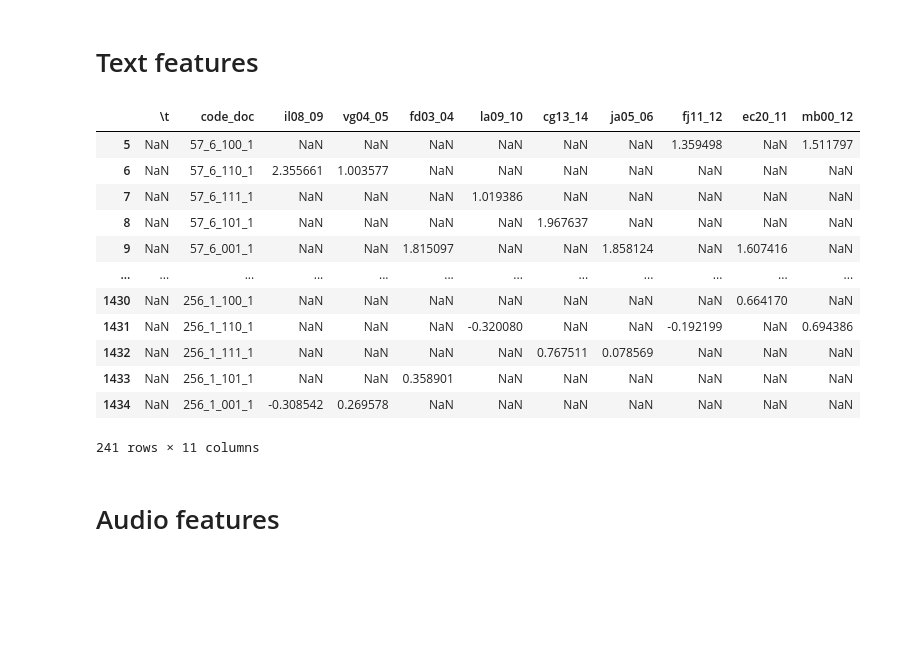
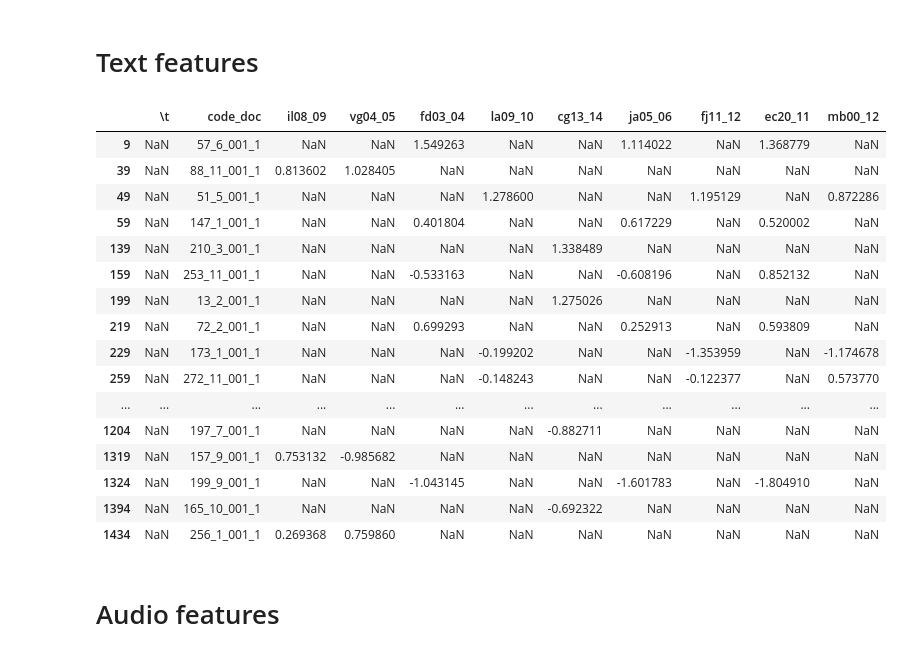
Before and after one commit to vincentnam/Project-Archean, a Jupyter notebook: ChallengeM2SID_2019.ipynb, the cells around one changed output. Cells and saved outputs as stored; diff of their text form; code cells hidden in the pictures; blank space fills up the shorter version.

Commit message:
fix dataset text

```diff
--- a/ChallengeM2SID_2019.ipynb
+++ b/ChallengeM2SID_2019.ipynb
@@ -294,24 +294,28 @@ for annot in norm_dataset:
 # %%
 
 updated_csv = pd.read_csv("/content/annotations_challenge_sid (2).csv", sep="," )
 
-dataset = get_dataset(updated_csv)
+dataset = get_dataset(get_medium("001",updated_csv)
 norm_dataset,data_max, data_min = normalisation_annot(dataset)
 norm_dataset
 # %% [output]
 |  | \t | code_doc | il08_09 | vg04_05 | fd03_04 | la09_10 | cg13_14 | ja05_06 | fj11_12 | ec20_11 | mb00_12 |
-| 5 | NaN | 57_6_100_1 | NaN | NaN | NaN | NaN | NaN | NaN | 1.359498 | NaN | 1.511797 |
-| 6 | NaN | 57_6_110_1 | 2.355661 | 1.003577 | NaN | NaN | NaN | NaN | NaN | NaN | NaN |
-| 7 | NaN | 57_6_111_1 | NaN | NaN | NaN | 1.019386 | NaN | NaN | NaN | NaN | NaN |
-| 8 | NaN | 57_6_101_1 | NaN | NaN | NaN | NaN | 1.967637 | NaN | NaN | NaN | NaN |
-| 9 | NaN | 57_6_001_1 | NaN | NaN | 1.815097 | NaN | NaN | 1.858124 | NaN | 1.607416 | NaN |
+| 9 | NaN | 57_6_001_1 | NaN | NaN | 1.549263 | NaN | NaN | 1.114022 | NaN | 1.368779 | NaN |
+| 39 | NaN | 88_11_001_1 | 0.813602 | 1.028405 | NaN | NaN | NaN | NaN | NaN | NaN | NaN |
+| 49 | NaN | 51_5_001_1 | NaN | NaN | NaN | 1.278600 | NaN | NaN | 1.195129 | NaN | 0.872286 |
+| 59 | NaN | 147_1_001_1 | NaN | NaN | 0.401804 | NaN | NaN | 0.617229 | NaN | 0.520002 | NaN |
+| 139 | NaN | 210_3_001_1 | NaN | NaN | NaN | NaN | 1.338489 | NaN | NaN | NaN | NaN |
+| 159 | NaN | 253_11_001_1 | NaN | NaN | -0.533163 | NaN | NaN | -0.608196 | NaN | 0.852132 | NaN |
+| 199 | NaN | 13_2_001_1 | NaN | NaN | NaN | NaN | 1.275026 | NaN | NaN | NaN | NaN |
+| 219 | NaN | 72_2_001_1 | NaN | NaN | 0.699293 | NaN | NaN | 0.252913 | NaN | 0.593809 | NaN |
+| 229 | NaN | 173_1_001_1 | NaN | NaN | NaN | -0.199202 | NaN | NaN | -1.353959 | NaN | -1.174678 |
+| 259 | NaN | 272_11_001_1 | NaN | NaN | NaN | -0.148243 | NaN | NaN | -0.122377 | NaN | 0.573770 |
 | ... | ... | ... | ... | ... | ... | ... | ... | ... | ... | ... | ... |
-| 1430 | NaN | 256_1_100_1 | NaN | NaN | NaN | NaN | NaN | NaN | NaN | 0.664170 | NaN |
-| 1431 | NaN | 256_1_110_1 | NaN | NaN | NaN | -0.320080 | NaN | NaN | -0.192199 | NaN | 0.694386 |
-| 1432 | NaN | 256_1_111_1 | NaN | NaN | NaN | NaN | 0.767511 | 0.078569 | NaN | NaN | NaN |
-| 1433 | NaN | 256_1_101_1 | NaN | NaN | 0.358901 | NaN | NaN | NaN | NaN | NaN | NaN |
-| 1434 | NaN | 256_1_001_1 | -0.308542 | 0.269578 | NaN | NaN | NaN | NaN | NaN | NaN | NaN |
+| 1204 | NaN | 197_7_001_1 | NaN | NaN | NaN | NaN | -0.882711 | NaN | NaN | NaN | NaN |
+| 1319 | NaN | 157_9_001_1 | 0.753132 | -0.985682 | NaN | NaN | NaN | NaN | NaN | NaN | NaN |
+| 1324 | NaN | 199_9_001_1 | NaN | NaN | -1.043145 | NaN | NaN | -1.601783 | NaN | -1.804910 | NaN |
+| 1394 | NaN | 165_10_001_1 | NaN | NaN | NaN | NaN | -0.692322 | NaN | NaN | NaN | NaN |
+| 1434 | NaN | 256_1_001_1 | 0.269368 | 0.759860 | NaN | NaN | NaN | NaN | NaN | NaN | NaN |
-241 rows × 11 columns
 # %% [markdown]
 # Audio features
 # %% [markdown]
```
Also changed, not shown: parts of 4 cells of this notebook.
